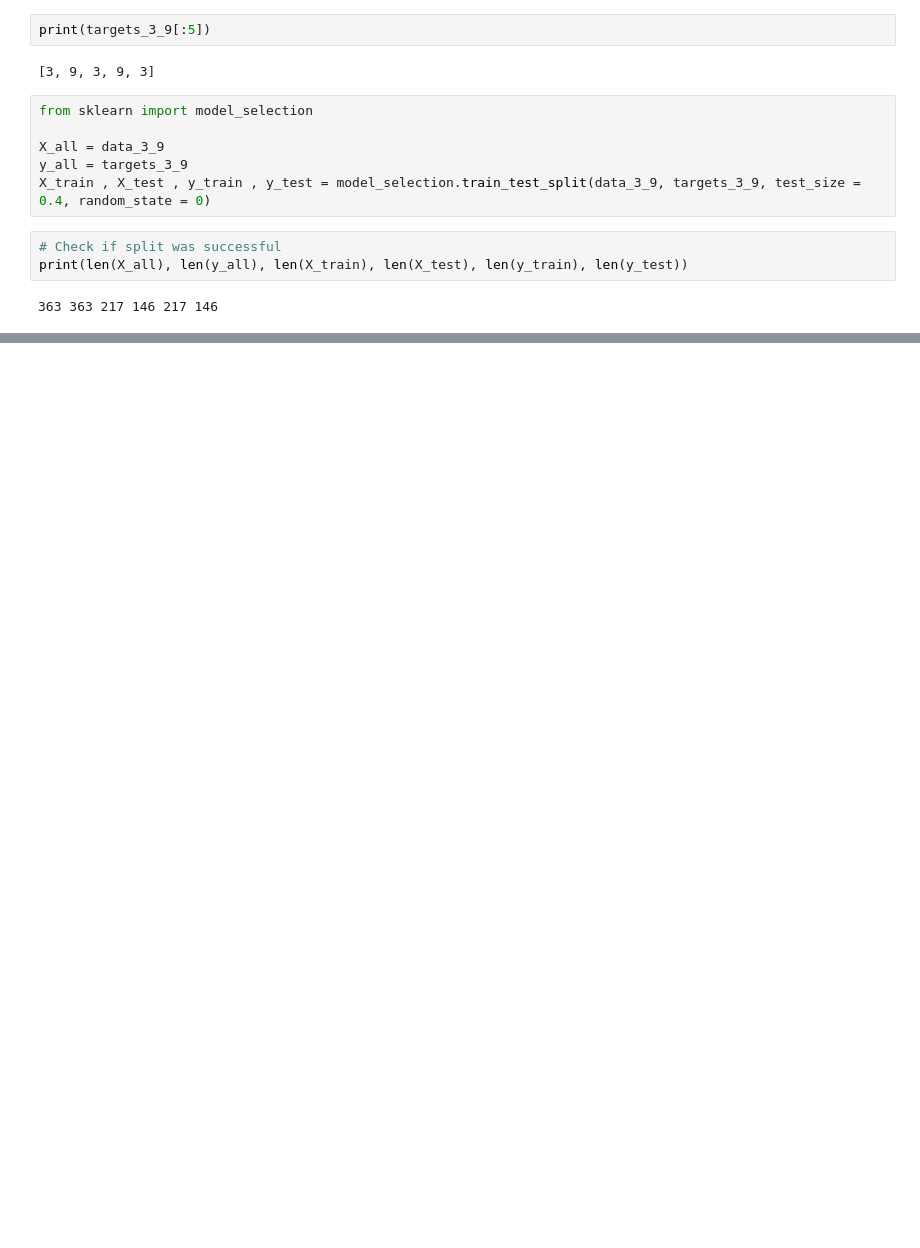
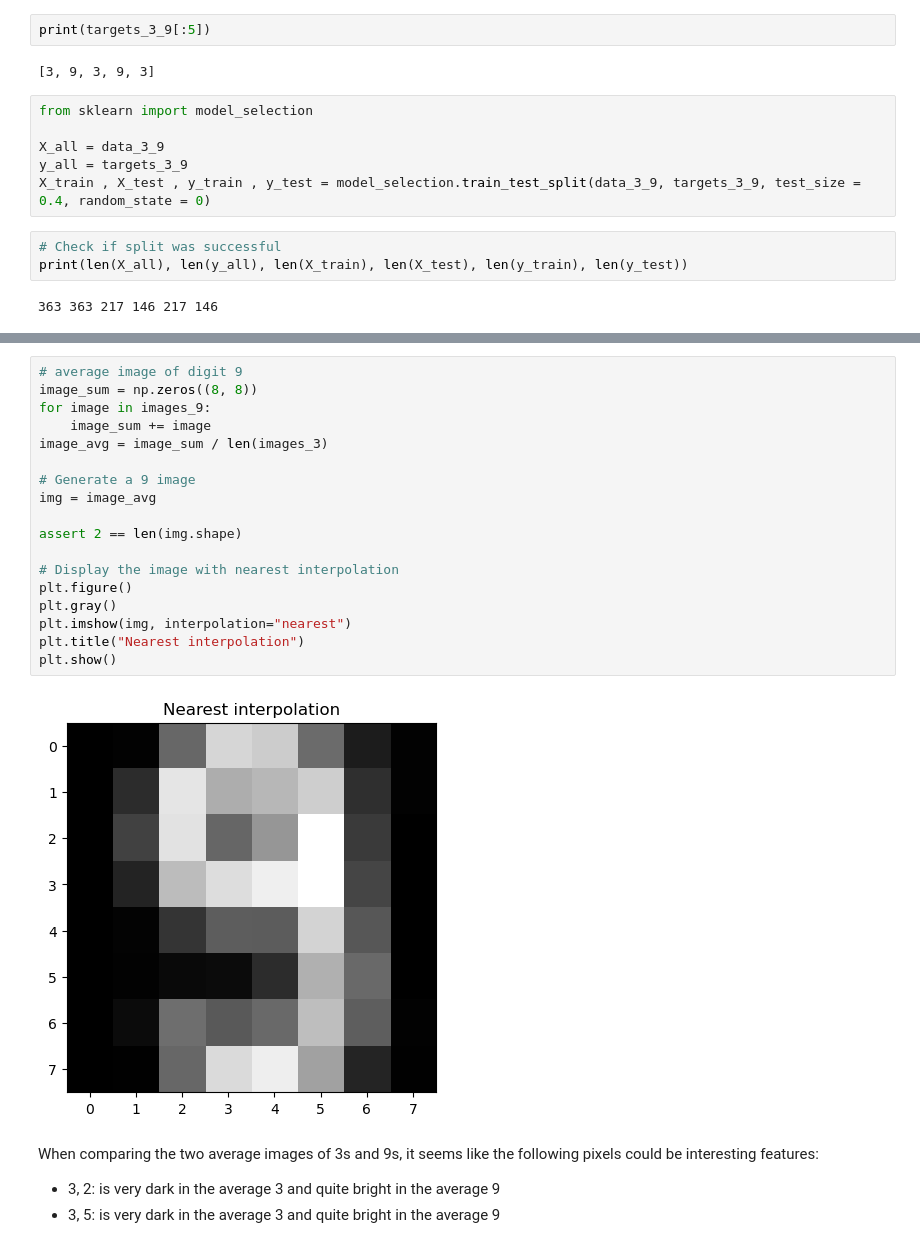
Before and after one commit to Simon-0711/ML_essentials, a Jupyter notebook: Exercise_1/1_2_Simon.ipynb, the cells around one changed output, grey strips where cells are left out. Drawn from its saved outputs; the diff is of its cells as text; blank space fills up the shorter version.

```diff
--- a/Exercise_1/1_2_Simon.ipynb
+++ b/Exercise_1/1_2_Simon.ipynb
@@ -87,0 +142,24 @@ print(len(X_all), len(y_all), len(X_train), len(X_test), len(y_train), len(y_tes
+# %%
+# average image of digit 9
+image_sum = np.zeros((8, 8))
+for image in images_9:
+    image_sum += image
+image_avg = image_sum / len(images_3)
+
+# Generate a 9 image
+img = image_avg
+
+assert 2 == len(img.shape)
+
+# Display the image with nearest interpolation
+plt.figure()
+plt.gray()
+plt.imshow(img, interpolation="nearest")
+plt.title("Nearest interpolation")
+plt.show()
+# %% [output]
+[figure, added]
+# %% [markdown]
+When comparing the two average images of 3s and 9s, it seems like the following pixels could be interesting features:
+- 3, 2: is very dark in the average 3 and quite bright in the average 9
+- 3, 5: is very dark in the average 3 and quite bright in the average 9
```
Also changed, not shown: parts of 9 cells of this notebook.
